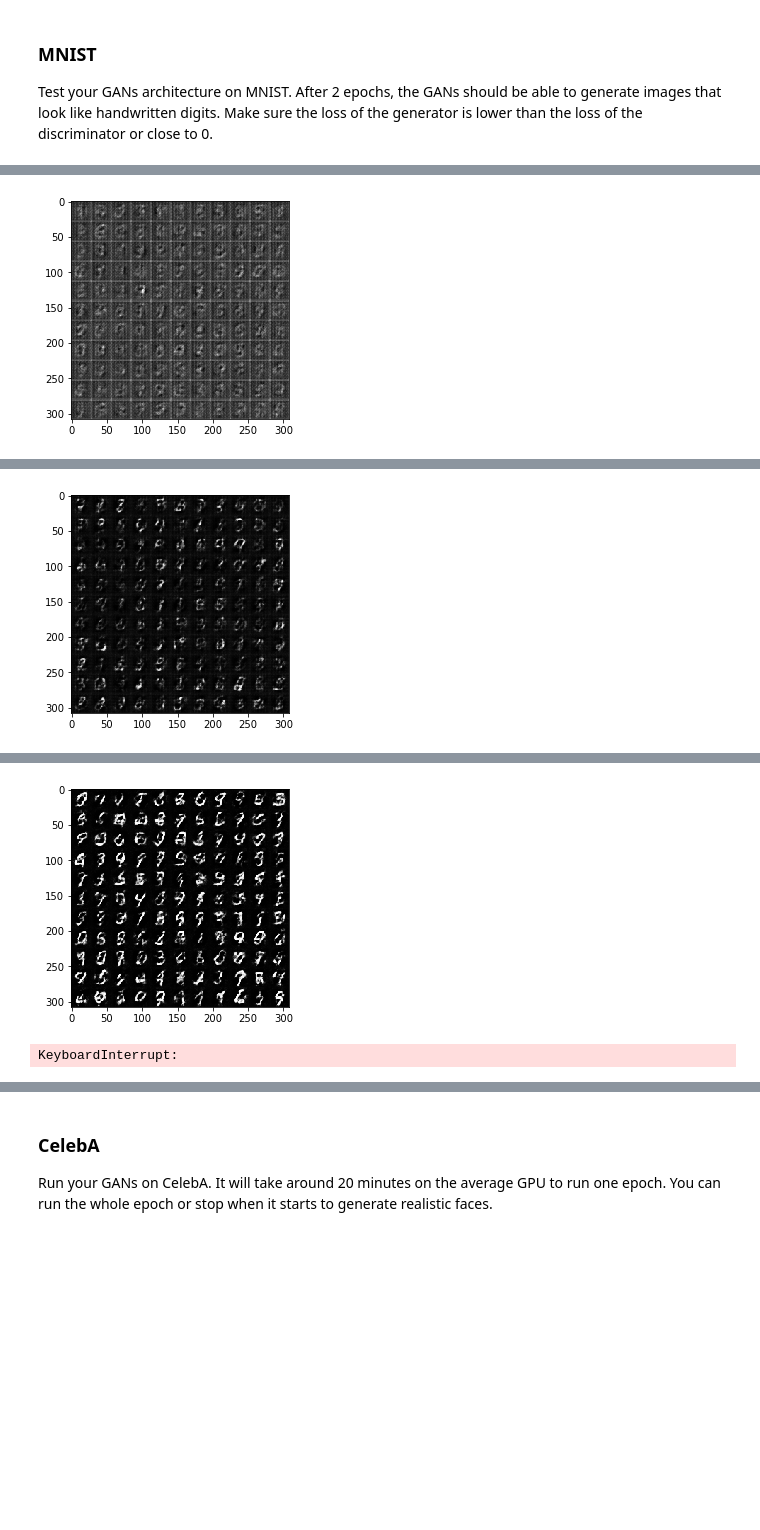
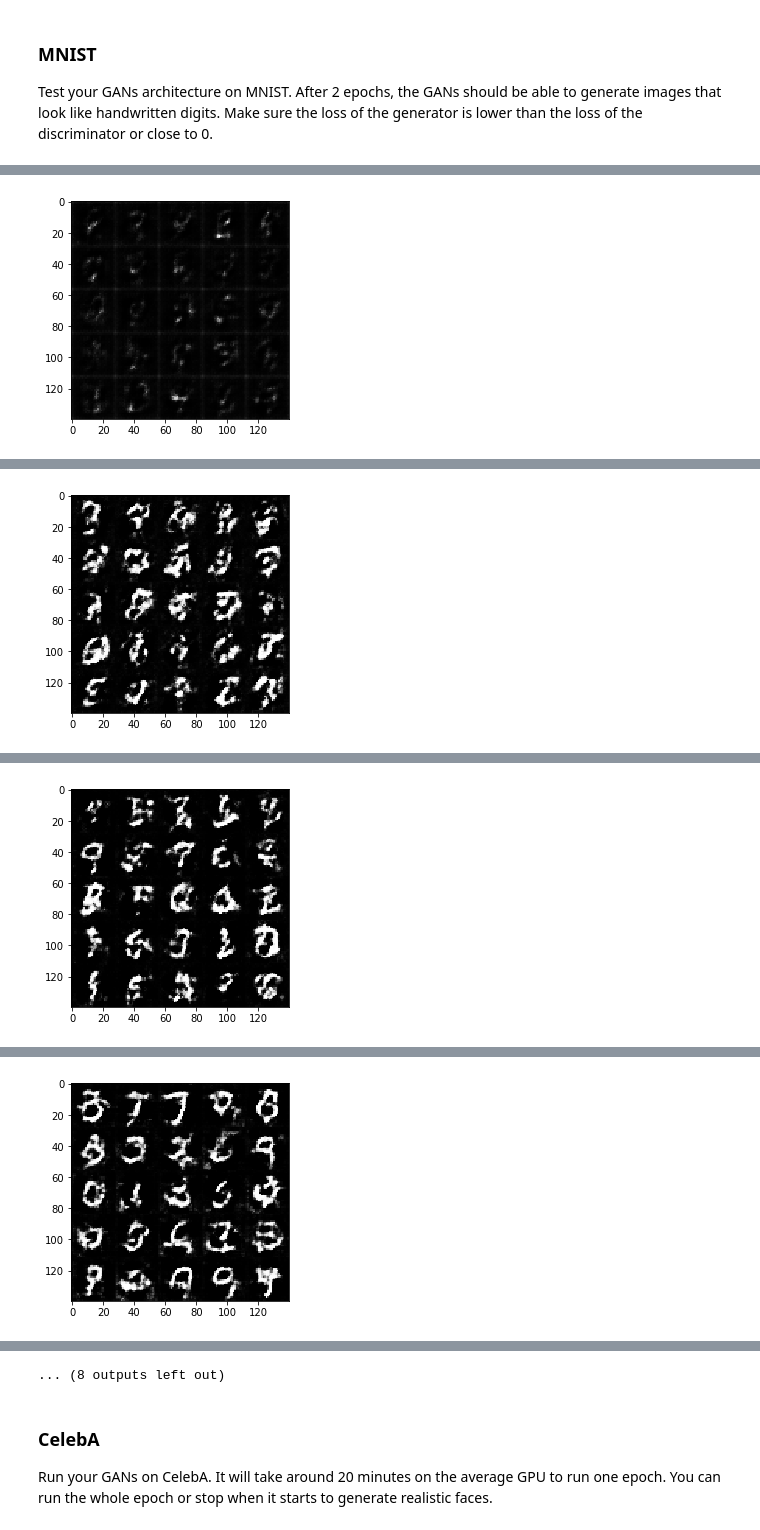
Before and after one commit to zgd716/udacity-deep-learning, a Jupyter notebook: deep-learning-master/face_generation/dlnd_face_generation.ipynb, the cells around one changed output, grey strips where cells are left out. Cells and saved outputs as stored; diff of their text form; code cells hidden in the pictures; blank space fills up the shorter version.

```diff
--- a/deep-learning-master/face_generation/dlnd_face_generation.ipynb
+++ b/deep-learning-master/face_generation/dlnd_face_generation.ipynb
@@ -149,17 +142,18 @@ def discriminator(images, reuse=False):
     # TODO: Implement Function
     with tf.variable_scope('discriminator',reuse=reuse):
         #conv1
-        x1=tf.layers.conv2d(images,64,5,strides=2,padding='same',activation=tf.nn.relu)
+        x1=tf.layers.conv2d(images,64,5,strides=2,padding='same',kernel_initializer=tf.contrib.layers.xavier_initializer())
+        x1=tf.maximum(x1,0.2*x1)
         #14*14*64
 
         #conv2
-        x2=tf.layers.conv2d(x1,128,5,strides=2,padding='same')
+        x2=tf.layers.conv2d(x1,128,5,strides=2,padding='same',kernel_initializer=tf.contrib.layers.xavier_initializer())
         x2=tf.layers.batch_normalization(x2,training=True)
-        x2=tf.nn.relu(x2)
+        x2=tf.maximum(x2,0.2*x2)
         #7*7*128
 
         #conv3
-        x3=tf.layers.conv2d(x2,256,5,strides=2,padding='same')#4*4*256
+        x3=tf.layers.conv2d(x2,256,5,strides=2,padding='same',kernel_initializer=tf.contrib.layers.xavier_initializer())#4*4*256
         logits=tf.layers.dense(tf.reshape(x3,(-1,4*4*256)),1) #fully-connected
         output=tf.nn.sigmoid(logits)
 
@@ -191,13 +185,13 @@ def generator(z, out_channel_dim, is_train=True):
         x1=tf.layers.dense(z,(7*7*512))
         x1=tf.reshape(x1,(-1,7,7,512))
         x1=tf.layers.batch_normalization(x1,training=is_train)
-        x1=tf.nn.relu(x1)
+        x1=tf.maximum(x1,0.2*x1)
         #7*7*512
 
         #conv1
         x2=tf.layers.conv2d_transpose(x1,256,5,strides=2,padding='same')
         x2=tf.layers.batch_normalization(x2,training=is_train)
-        x2=tf.nn.relu(x2)
+        x2=tf.maximum(x2,0.2*x2)
         #14*14*256
 
 
@@ -233,7 +227,7 @@ def model_loss(input_real, input_z, out_channel_dim):
     d_real_output,d_real_logits=discriminator(input_real)
     d_fake_output,d_fake_logits=discriminator(g_model,True)
 
-    d_loss_real = tf.reduce_mean(tf.nn.sigmoid_cross_entropy_with_logits(logits=d_real_logits, labels=tf.ones_like(d_real_output)))
+    d_loss_real = tf.reduce_mean(tf.nn.sigmoid_cross_entropy_with_logits(logits=d_real_logits, labels=tf.ones_like(d_real_output)*0.9))
     d_loss_fake = tf.reduce_mean(tf.nn.sigmoid_cross_entropy_with_logits(logits=d_fake_logits, labels=tf.zeros_like(d_fake_output)))
     d_loss=d_loss_real+d_loss_fake
     g_loss=tf.reduce_mean(tf.nn.sigmoid_cross_entropy_with_logits(logits=d_fake_logits, labels=tf.ones_like(d_fake_output)))
@@ -346,14 +340,21 @@ def train(epoch_count, batch_size, z_dim, learning_rate, beta1, get_batches, dat
                 # Run optimizers
                 _ = sess.run(d_opt, feed_dict={inputs_real: batch_images,inputs_z: batch_z,lr:learning_rate})
                 _ = sess.run(g_opt, feed_dict={inputs_z: batch_z,inputs_real: batch_images,lr:learning_rate})
+                _ = sess.run(g_opt, feed_dict={inputs_z: batch_z,inputs_real: batch_images,lr:learning_rate})
+                if steps % 10 == 0:
+                    # At the end of each epoch, get the losses and print them out
+                    train_loss_d,train_loss_g = d_loss.eval({inputs_z: batch_z,inputs_real: batch_images,lr:learning_rate}) ,g_loss.eval({inputs_z: batch_z,inputs_real: batch_images,lr:learning_rate})
+                    print("Epoch {}/{}...".format(steps, epoch_i),
+                          "Discriminator Loss: {:.4f}...".format(train_loss_d),
+                          "Generator Loss: {:.4f}".format(train_loss_g))
                 if steps % 100 == 0:
                     show_generator_output(sess, batch_size, inputs_z, data_shape[3], data_image_mode)
 # %% [markdown]
 ### MNIST
 Test your GANs architecture on MNIST.  After 2 epochs, the GANs should be able to generate images that look like handwritten digits.  Make sure the loss of the generator is lower than the loss of the discriminator or close to 0.
 # %%
-batch_size =128 #None
-z_dim =100 #None
+batch_size =32 #None
+z_dim =128 #None
 learning_rate =0.0002 #None
 beta1 =0.5 #None
 
@@ -371 +382 @@ with tf.Graph().as_default():
-[figure, old version]
+[figure, new version]
@@ -372 +393 @@ with tf.Graph().as_default():
-[figure, old version]
+[figure, new version]
@@ -373,2 +404 @@ with tf.Graph().as_default():
-[figure, old version]
+[figure, new version]
-KeyboardInterrupt:
@@ -374,0 +415 @@ KeyboardInterrupt:
+[figure, added]
@@ -375,3 +438,4 @@ KeyboardInterrupt:
+... (8 outputs left out)
 # %% [markdown]
 ### CelebA
 Run your GANs on CelebA.  It will take around 20 minutes on the average GPU to run one epoch.  You can run the whole epoch or stop when it starts to generate realistic faces.
```
Also changed, not shown: parts of 3 cells of this notebook, 2 other files.
